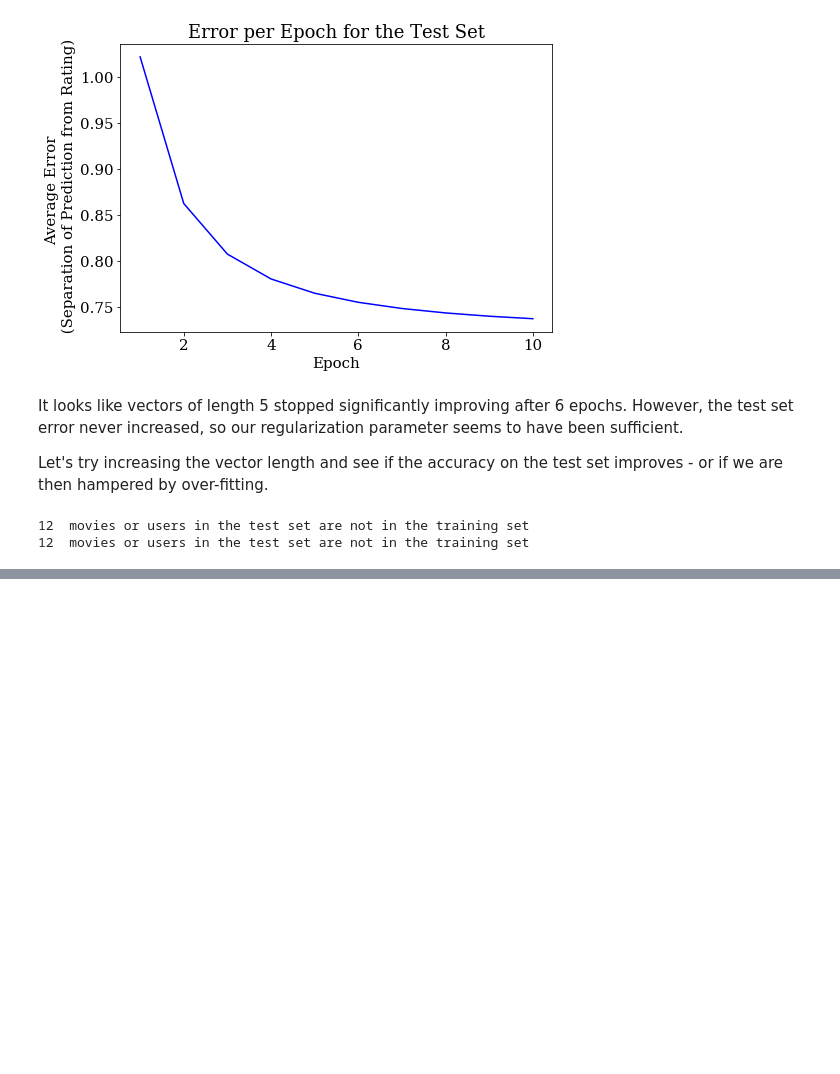
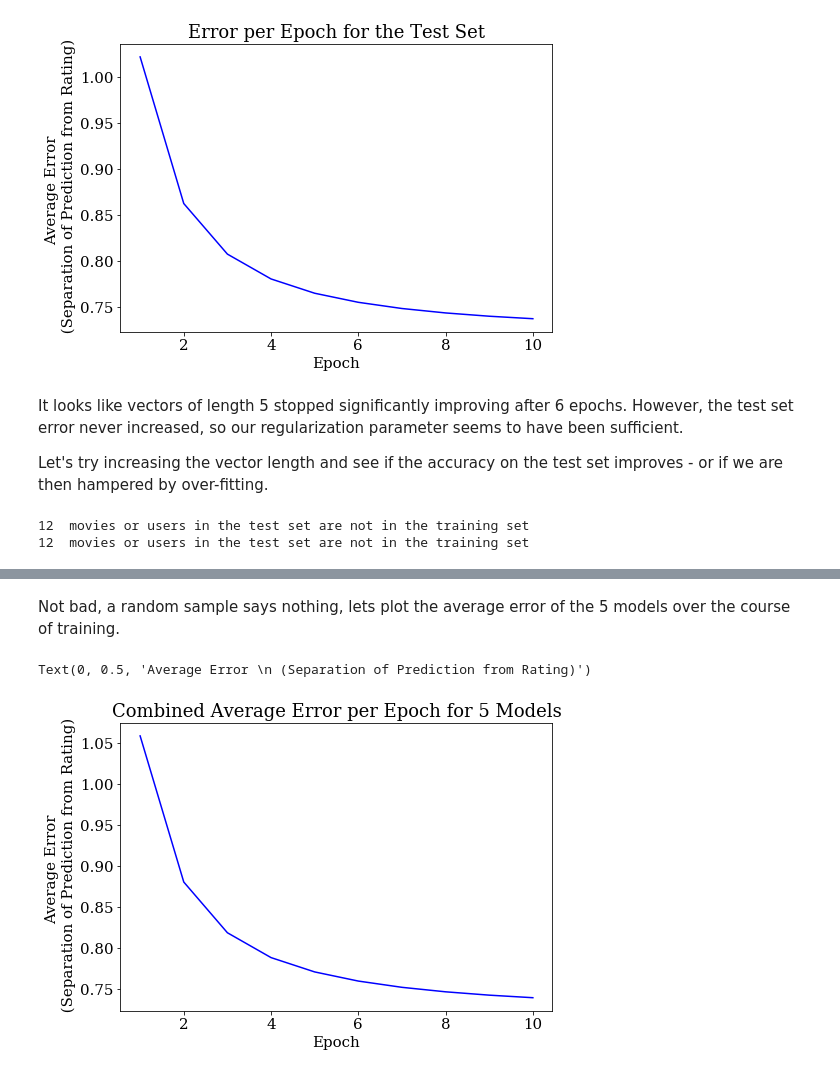
Before and after one commit to MengYao-astro/AIDM_1, a Jupyter notebook: Matrix_factorization .ipynb, the cells around one changed output, grey strips where cells are left out. Saved outputs shown, nothing was run; the diff lists cells and outputs as text; code cells hidden in the pictures; blank space fills up the shorter version.

```diff
--- a/Matrix_factorization .ipynb
+++ b/Matrix_factorization .ipynb
@@ -191,6 +197,0 @@ First, we break our data into five parts.
-# %%
-def fold(data_all, N):
-    np.random.shuffle(data_all) # Note this only shuffles row order, individual user_id/movie_id/rate entries are the same
-    for i in range(N):
-        data_test = data_all[int(i/N*len(data_all)):int((i+1/N)*len(data_all))]
-        data_folder = np.delete(data_all,int(i/N*len(data_all)):int((i+1/N)*len(data_all)),0)
@@ -198,0 +232,3 @@ SyntaxError: invalid syntax (<ipython-input-182-f5b89e318f8e>, line 5)
+# %%
+N = 5
+crossval_avgerr, all_user_weights, all_movie_weights, all_users, all_movies = fold(data_copy, N)
@@ -198,0 +272,16 @@ SyntaxError: invalid syntax (<ipython-input-182-f5b89e318f8e>, line 5)
+# %% [markdown]
+Not bad, a random sample says nothing, lets plot the average error of the 5 models over the course of training.
+# %%
+import matplotlib.pyplot as plt
+from matplotlib import rcParams
+rcParams['font.family'] = 'serif'
+rcParams['font.size'] = 15
+fig=plt.figure()
+ax=fig.add_axes([0,0,1,1])
+test, = ax.plot(range(1, epochs+1), crossval_avgerr, color = 'blue')
+ax.set_title('Combined Average Error per Epoch for 5 Models')
+ax.set_xlabel('Epoch')
+ax.set_ylabel('Average Error \n (Separation of Prediction from Rating)')
+# %% [output]
+Text(0, 0.5, 'Average Error \n (Separation of Prediction from Rating)')
+[figure, added]
```
Also changed, not shown: parts of 14 cells of this notebook.
